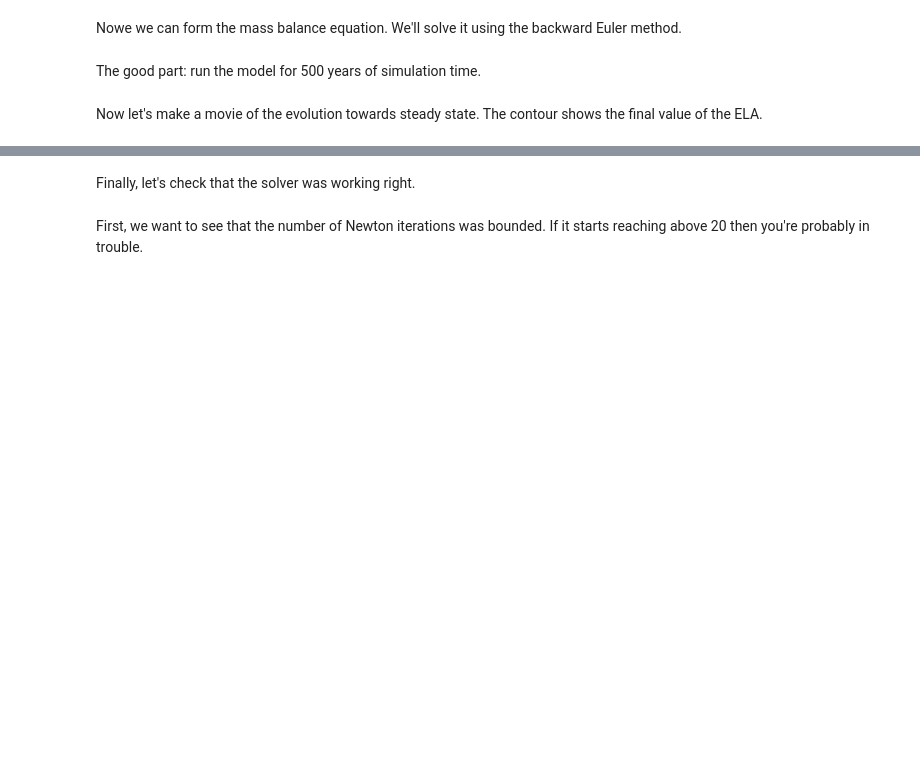
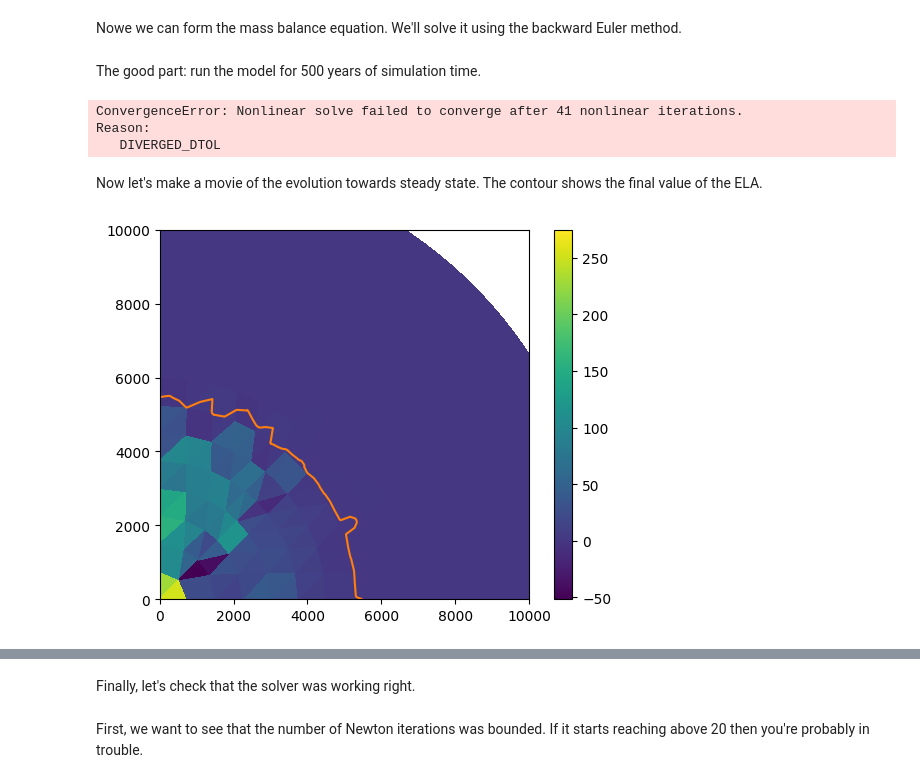
Before and after one commit to icepack/icepack2, a Jupyter notebook: notebooks/rainier_hybrid.ipynb, the cells around one changed output, grey strips where cells are left out. Cells and saved outputs as stored; diff of their text form; code cells hidden in the pictures; blank space fills up the shorter version.

Commit message:
Updating notebook, still some convergence issues though

```diff
--- a/notebooks/rainier_hybrid.ipynb
+++ b/notebooks/rainier_hybrid.ipynb
@@ -347,20 +382,36 @@ for step in trange(num_steps):
     s.interpolate(b + h)
     a.interpolate(smb(s))
 
-    momentum_solver.solve()
+    # Fast path: exact Newton (α = 0). If a step fails, re-enable the linear
+    # Jacobian regularization and re-run the exponent continuation from n = 1,
+    # then turn the regularization back off.
+    try:
+        momentum_solver.solve()
+    except firedrake.ConvergenceError:
+        print("Convergence error")
+        α.assign(0.01)
+        for exponent in np.linspace(1.0, 3.0, num_continuation_steps):
+            n.assign(exponent)
+            momentum_solver.solve()
+        α.assign(0.0)
 
     hs.append(h.copy(deepcopy=True))
     us.append(z.subfunctions[0].copy(deepcopy=True))
+# %% [output]
+ConvergenceError: Nonlinear solve failed to converge after 41 nonlinear iterations.
+Reason:
+   DIVERGED_DTOL
 # %% [markdown]
 Now let's make a movie of the evolution towards steady state.
 The contour shows the final value of the ELA.
 # %%
 fig, axes = plt.subplots()
 axes.set_aspect("equal")
 axes.set_xlim((0, 10e3))
 axes.set_ylim((0, 10e3))
-colors = firedrake.tripcolor(hs[-1], num_sample_points=1, shading="flat", axes=axes)
-firedrake.triplot(mesh, axes=axes)
-firedrake.tricontour(a, levels=[0, 1], colors="tab:orange", axes=axes)
+colors = firedrake.tripcolor(extract_surface(hs[-1]), num_sample_points=1, shading="flat", axes=axes)
+firedrake.tricontour(extract_surface(a), levels=[0, 1], colors="tab:orange", axes=axes)
 fig.colorbar(colors);
+# %% [output]
+[figure, added]
 # %%
```
Also changed, not shown: parts of 15 cells of this notebook.
